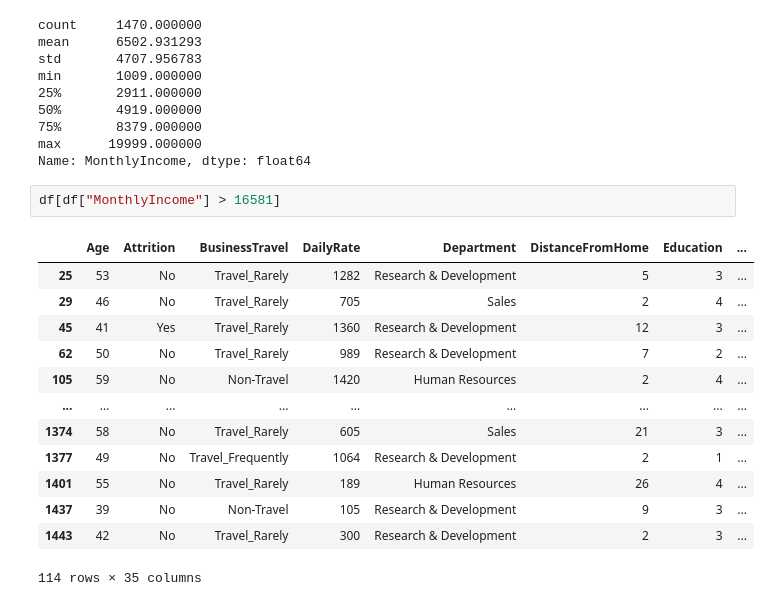
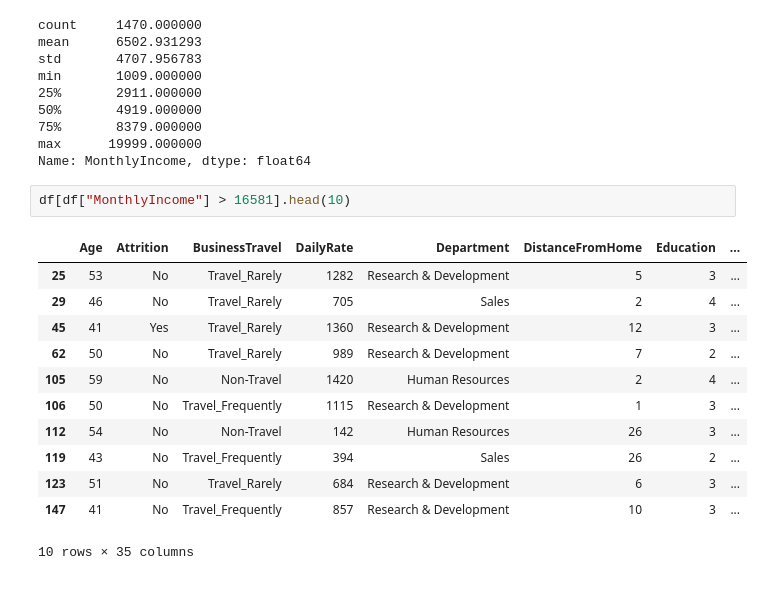
Before and after one commit to haneef333/employee-attrition-analysis, a Jupyter notebook: notebook/employee_attrition_analysis.ipynb, the cells around one changed output. Saved outputs shown, nothing was run; the diff lists cells and outputs as text.

```diff
--- a/notebook/employee_attrition_analysis.ipynb
+++ b/notebook/employee_attrition_analysis.ipynb
@@ -239,18 +239,17 @@ min       1009.000000
 max      19999.000000
 Name: MonthlyIncome, dtype: float64
 # %%
-df[df["MonthlyIncome"] > 16581]
+df[df["MonthlyIncome"] > 16581].head(10)
 # %% [output]
 |  | Age | Attrition | BusinessTravel | DailyRate | Department | DistanceFromHome | Education | ... |
 | 25 | 53 | No | Travel_Rarely | 1282 | Research & Development | 5 | 3 | ... |
 | 29 | 46 | No | Travel_Rarely | 705 | Sales | 2 | 4 | ... |
 | 45 | 41 | Yes | Travel_Rarely | 1360 | Research & Development | 12 | 3 | ... |
 | 62 | 50 | No | Travel_Rarely | 989 | Research & Development | 7 | 2 | ... |
 | 105 | 59 | No | Non-Travel | 1420 | Human Resources | 2 | 4 | ... |
-| ... | ... | ... | ... | ... | ... | ... | ... | ... |
-| 1374 | 58 | No | Travel_Rarely | 605 | Sales | 21 | 3 | ... |
-| 1377 | 49 | No | Travel_Frequently | 1064 | Research & Development | 2 | 1 | ... |
-| 1401 | 55 | No | Travel_Rarely | 189 | Human Resources | 26 | 4 | ... |
-| 1437 | 39 | No | Non-Travel | 105 | Research & Development | 9 | 3 | ... |
-| 1443 | 42 | No | Travel_Rarely | 300 | Research & Development | 2 | 3 | ... |
+| 106 | 50 | No | Travel_Frequently | 1115 | Research & Development | 1 | 3 | ... |
+| 112 | 54 | No | Non-Travel | 142 | Human Resources | 26 | 3 | ... |
+| 119 | 43 | No | Travel_Frequently | 394 | Sales | 26 | 2 | ... |
+| 123 | 51 | No | Travel_Rarely | 684 | Research & Development | 6 | 3 | ... |
+| 147 | 41 | No | Travel_Frequently | 857 | Research & Development | 10 | 3 | ... |
-114 rows × 35 columns
+10 rows × 35 columns
```
Also changed, not shown: parts of 27 cells of this notebook.
